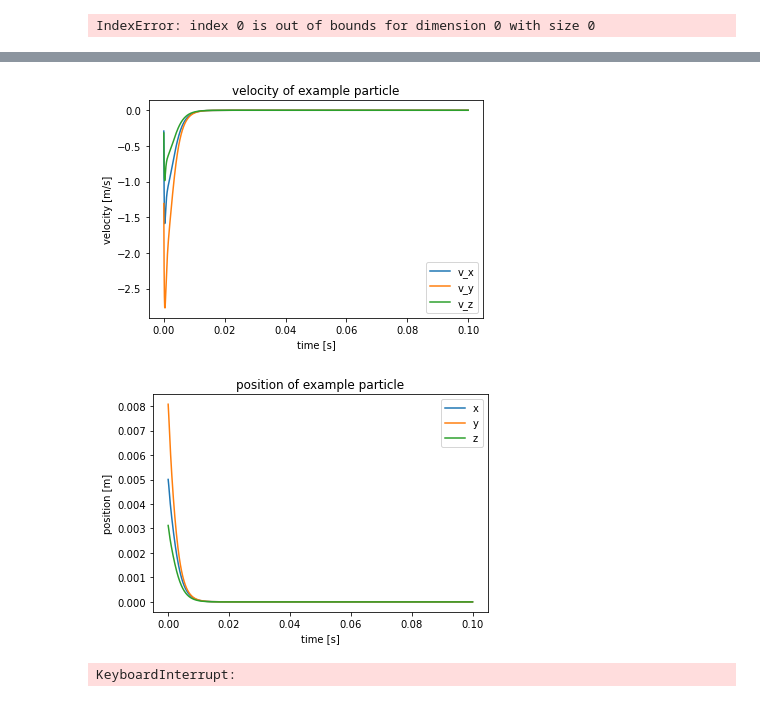
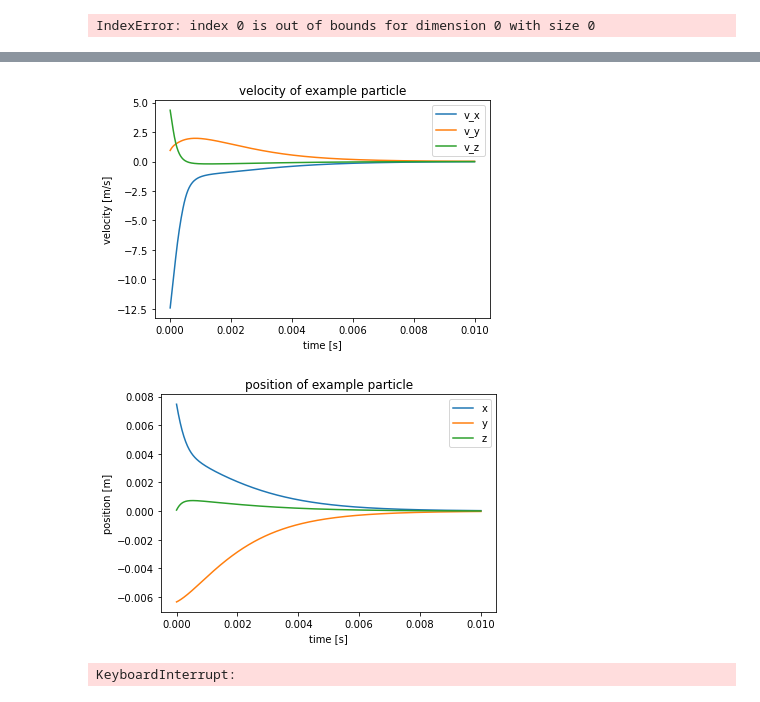
Before and after one commit to lexEjoosten/MOT-modelling, a Jupyter notebook: Optical Molasses Model.ipynb, the cells around one changed output, grey strips where cells are left out. Saved outputs shown, nothing was run; the diff lists cells and outputs as text; code cells hidden in the pictures.

```diff
--- a/Optical Molasses Model.ipynb
+++ b/Optical Molasses Model.ipynb
@@ -17,6 +18,8 @@ import matplotlib.pyplot as plt
 import matplotlib.cm as cm
 # %%
 particles.createuniform(T=0.01,N=200)
+
+Environment.Imax=14
 # %%
 if False: #zeeman in x
     xsh,ysh,zsh=2000,1,1
@@ -72,7 +75,7 @@ if False: #doppler in z
     plt.show
 
 if True: #zeeman along a given direction
-    direction=0.1*np.array([1,0,0])
+    direction=0.005*np.array([2,3,6])
     num=100000
     d=np.linalg.norm(direction)
     pos=t.zeros((3,num))
@@ -82,7 +85,7 @@ if True: #zeeman along a given direction
     pos=pos.transpose(0,1)
     vel=t.zeros((3,num)).transpose(0,1)
     particles.createbyinp(pos,vel,2,3)
-    Accel,_=forward()
+    Accel,_=forward(ratemults='dynamic')
     A=Accel.cpu().numpy()
     plt.title('Acceleration due to Zeeman \"force\" for atoms along the direction: '+str(np.round(100*direction/d)))
     plt.plot(np.linspace(-d,d,num),A[:,0],label='x')
@@ -119,7 +122,7 @@ if True: #zeeman acceleration along a given direction with modified rotation of
     Environment.aHHassym=rot(alpha=0,beta=0)
 
 if True: #doppler along a given direction
-    direction=30*np.array([1,2,3])
+    direction=15*np.array([2,3,6])
     d=np.linalg.norm(direction)
     num=5000
     vel=t.zeros((3,num))
@@ -173,7 +178,7 @@ particles.createuniform(T=0.01,N=5000)
 # %%
-Simlen=1000
+Simlen=500
 x,v=particles.init_track(Simlen=Simlen)
-tstep=0.0001
+tstep=0.00002
 for i in tqdm(range (Simlen), desc="simulating"):
     _,_  =forward(timestep=tstep,acceladj=True,grav=True,ratemults='dynamic')
     x,v=particles.track(x,v,i)
@@ -194,24 +205,25 @@ print(t.norm(particles.v[0]))
 # %%
+nmin=1
 
 plt.title('velocity of example particle')
-plt.plot(np.linspace(0,Simlen*tstep,Simlen+1),v[:,0].cpu(),label='v_x')
-plt.plot(np.linspace(0,Simlen*tstep,Simlen+1),v[:,1].cpu(),label='v_y')
-plt.plot(np.linspace(0,Simlen*tstep,Simlen+1),v[:,2].cpu(),label='v_z')
+plt.plot(np.linspace(0,Simlen*tstep,Simlen+1-nmin),v[nmin:,0].cpu(),label='v_x')
+plt.plot(np.linspace(0,Simlen*tstep,Simlen+1-nmin),v[nmin:,1].cpu(),label='v_y')
+plt.plot(np.linspace(0,Simlen*tstep,Simlen+1-nmin),v[nmin:,2].cpu(),label='v_z')
 plt.xlabel("time [s]")
 plt.ylabel("velocity [m/s]")
 plt.legend()
 plt.show()
-plt.plot(np.linspace(0,Simlen*tstep,Simlen+1),x[:,0].cpu(),label='x')
-plt.plot(np.linspace(0,Simlen*tstep,Simlen+1),x[:,1].cpu(),label='y')
-plt.plot(np.linspace(0,Simlen*tstep,Simlen+1),x[:,2].cpu(),label='z')
+plt.plot(np.linspace(0,Simlen*tstep,Simlen+1-nmin),x[nmin:,0].cpu(),label='x')
+plt.plot(np.linspace(0,Simlen*tstep,Simlen+1-nmin),x[nmin:,1].cpu(),label='y')
+plt.plot(np.linspace(0,Simlen*tstep,Simlen+1-nmin),x[nmin:,2].cpu(),label='z')
 plt.title('position of example particle')
 plt.xlabel("time [s]")
 plt.ylabel("position [m]")
 plt.legend()
 plt.show()
 # %% [output]
-[figure, old version]
+[figure, new version]
-[figure, old version]
+[figure, new version]
 # %%
 print(particles.x.shape)
 # %%
```
Also changed, not shown: parts of 12 cells of this notebook, 3 other files.
